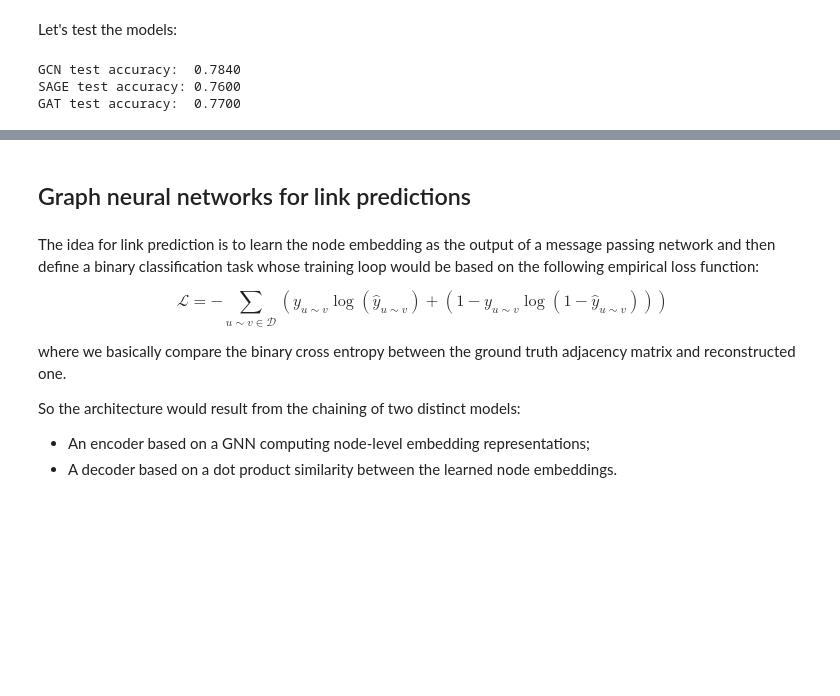
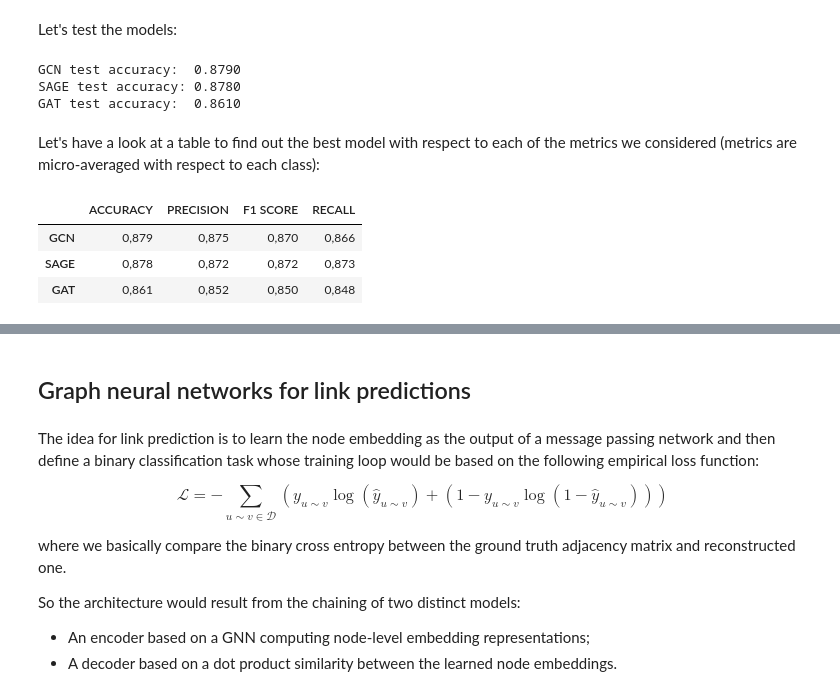
Before and after one commit to LeoDiNino97/SocialNetworks-OnlineMarkets, a Jupyter notebook: Social Networks/Homework/P6/P6.ipynb, the cells around one changed output, grey strips where cells are left out. Saved outputs shown, nothing was run; the diff lists cells and outputs as text; code cells hidden in the pictures; blank space fills up the shorter version.

```diff
--- a/Social Networks/Homework/P6/P6.ipynb
+++ b/Social Networks/Homework/P6/P6.ipynb
@@ -376,17 +395,47 @@ Calling back best model...
 # %% [markdown]
 Let's test the models:
 # %%
-_, _, GCN_test_acc = node_classification_test(model_1, data)
-_, _, SAGE_test_acc = node_classification_test(model_2, data)
-_, _, GAT_test_acc = node_classification_test(model_3, data)
+GCN_metrics = node_classification_test(model_1, data)
+SAGE_metrics = node_classification_test(model_2, data)
+GAT_metrics = node_classification_test(model_3, data)
 
-print(f'GCN test accuracy:  {GCN_test_acc:.04f}')
-print(f'SAGE test accuracy: {SAGE_test_acc:.04f}')
-print(f'GAT test accuracy:  {GAT_test_acc:.04f}')
+GCN_acc = GCN_metrics['Accuracy']
+SAGE_acc = SAGE_metrics['Accuracy']
+GAT_acc = GAT_metrics['Accuracy']
+
+print(f'GCN test accuracy:  {GCN_acc:.04f}')
+print(f'SAGE test accuracy: {SAGE_acc:.04f}')
+print(f'GAT test accuracy:  {GAT_acc:.04f}')
 # %% [output]
-GCN test accuracy:  0.7840
-SAGE test accuracy: 0.7600
-GAT test accuracy:  0.7700
+GCN test accuracy:  0.8790
+SAGE test accuracy: 0.8780
+GAT test accuracy:  0.8610
+# %% [markdown]
+Let's have a look at a table to find out the best model with respect to each of the metrics we considered (metrics are micro-averaged with respect to each class):
+# %%
+metrics_ = [GCN_metrics, SAGE_metrics, GAT_metrics]
+
+accs = [metrics['Accuracy'] for metrics in metrics_]
+prec = [metrics['Precision'] for metrics in metrics_]
+f1sc = [metrics['F1 Score'] for metrics in metrics_]
+recs = [metrics['Recall'] for metrics in metrics_]
+
+df = pd.DataFrame({
+    'Accuracy':accs,
+    'Precision':prec,
+    'F1 Score':f1sc,
+    'Recall':recs
+})
+
+df.style \
+  .format(precision=3, thousands=".", decimal=",") \
+  .format_index(str.upper, axis=1) \
+  .relabel_index(["GCN", "SAGE", "GAT"], axis=0)
+# %% [output]
+|  | ACCURACY | PRECISION | F1 SCORE | RECALL |
+| GCN | 0,879 | 0,875 | 0,870 | 0,866 |
+| SAGE | 0,878 | 0,872 | 0,872 | 0,873 |
+| GAT | 0,861 | 0,852 | 0,850 | 0,848 |
 # %%
 fig, axs = plt.subplots(1,2,figsize=(16,6))
 
```
Also changed, not shown: parts of 14 cells of this notebook, 7 other files.
